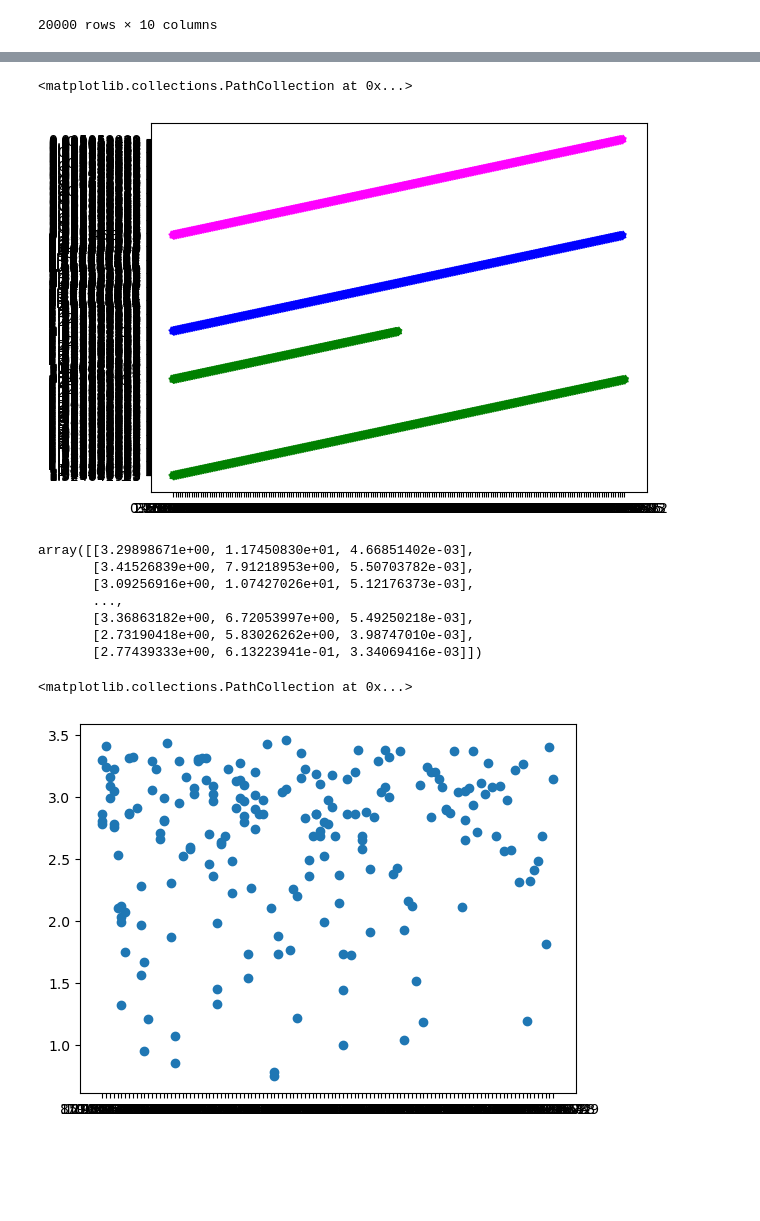
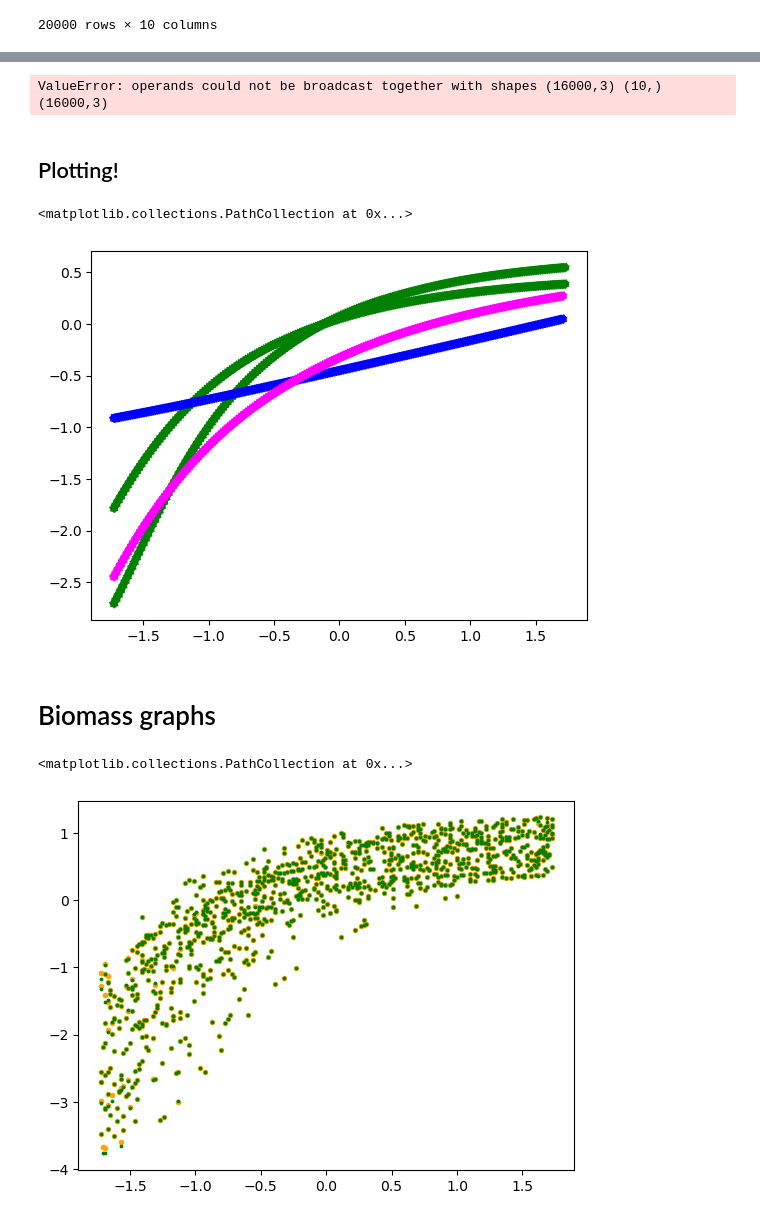
Before and after one commit to swamilikes2code/Python_based_Interactive_Scientific_Visualization, a Jupyter notebook: digital_lab_twin/Alex_Pellett/GPR_synthdata.ipynb, the cells around one changed output, grey strips where cells are left out. Cells and saved outputs as stored; diff of their text form; code cells hidden in the pictures; blank space fills up the shorter version.

Commit message:
Version2_GPR_SynthData

```diff
--- a/digital_lab_twin/Alex_Pellett/GPR_synthdata.ipynb
+++ b/digital_lab_twin/Alex_Pellett/GPR_synthdata.ipynb
@@ -52,0 +55,5 @@ df
+# %%
+from sklearn.preprocessing import StandardScaler
+scaler = StandardScaler()
+# %%
+scaled_data = scaler.fit_transform(df)
@@ -52,0 +93,2 @@ df
+# %%
+df = pd.DataFrame(scaled_data, columns = df.columns)
@@ -78,34 +181,33 @@ mean_prediction, std_prediction = gaussian_process.predict(x_test, return_std=Tr
+# %%
+unscaled_pred = scaler.inverse_transform(mean_prediction.reshape())
+# %% [output]
+ValueError: operands could not be broadcast together with shapes (16000,3) (10,) (16000,3)
+# %% [markdown]
+## Plotting!
 # %%
 import matplotlib.pyplot as plt
 # %%
 #trying things
-#type(all_x)
-#all_x
+#Plotting original data
 
-plt.scatter(all_x.iloc[0:199, 0], all_y.iloc[0:199, 0], label='C_x', linestyle="dotted", color = 'green')
+plt.scatter(all_x.iloc[0:400, 0], all_y.iloc[0:400, 0], label='C_x', linestyle="dotted", color = 'green')
 plt.scatter(all_x.iloc[0:199, 0], all_y.iloc[0:199, 1], label='C_N', linestyle="dotted", color = 'blue')
 plt.scatter(all_x.iloc[0:199, 0], all_y.iloc[0:199, 2], label='C_L', linestyle="dotted", color = 'magenta')
 # %% [output]
 <matplotlib.collections.PathCollection at 0x...>
-[figure, old version]
+[figure, new version]
-# %%
-#trying stuff
-mean_prediction
-# %% [output]
-array([[3.29898671e+00, 1.17450830e+01, 4.66851402e-03],
-       [3.41526839e+00, 7.91218953e+00, 5.50703782e-03],
-       [3.09256916e+00, 1.07427026e+01, 5.12176373e-03],
-       ...,
-       [3.36863182e+00, 6.72053997e+00, 5.49250218e-03],
-       [2.73190418e+00, 5.83026262e+00, 3.98747010e-03],
-       [2.77439333e+00, 6.13223941e-01, 3.34069416e-03]])
+# %% [markdown]
+# Biomass graphs
 # %%
 #more trying stuff code
+#plotting predictions
 
 #extract data from mean predictions array
 C_X_pred = [value[0] for value in mean_prediction]
-C_X_pred
-plt.scatter(x_test.iloc[0:199, 0], C_X_pred[0:199])
+
+#plotting C_X predictions against the testing data
+plt.scatter(x_test.iloc[0:1100, 0], C_X_pred[0:1100], color = 'orange', s = 9)
+plt.scatter(x_test.iloc[0:1100, 0], y_test.iloc[0:1100, 0], color = 'green', s = 3)
 # %% [output]
 <matplotlib.collections.PathCollection at 0x...>
-[figure, old version]
+[figure, new version]
```
Also changed, not shown: parts of 17 cells of this notebook.
